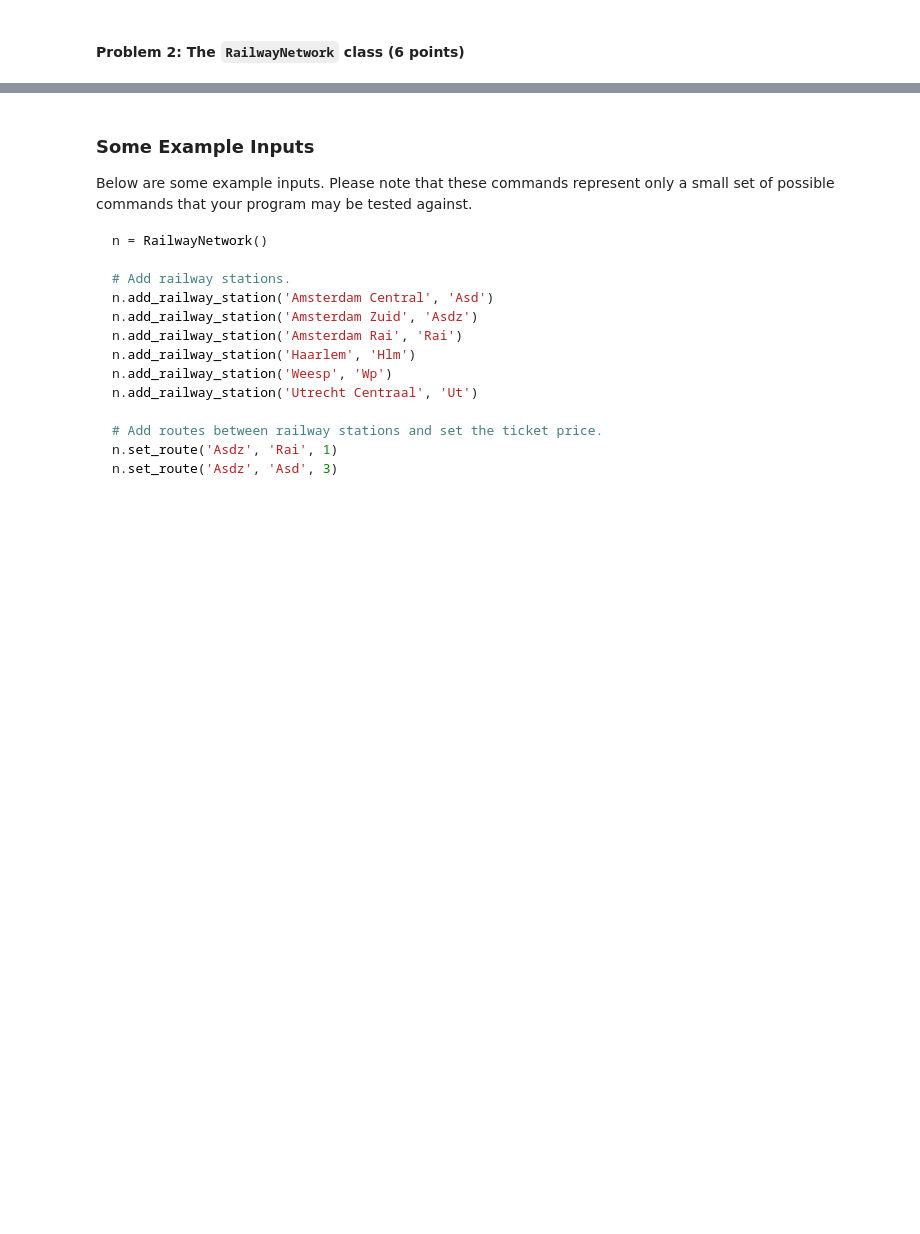
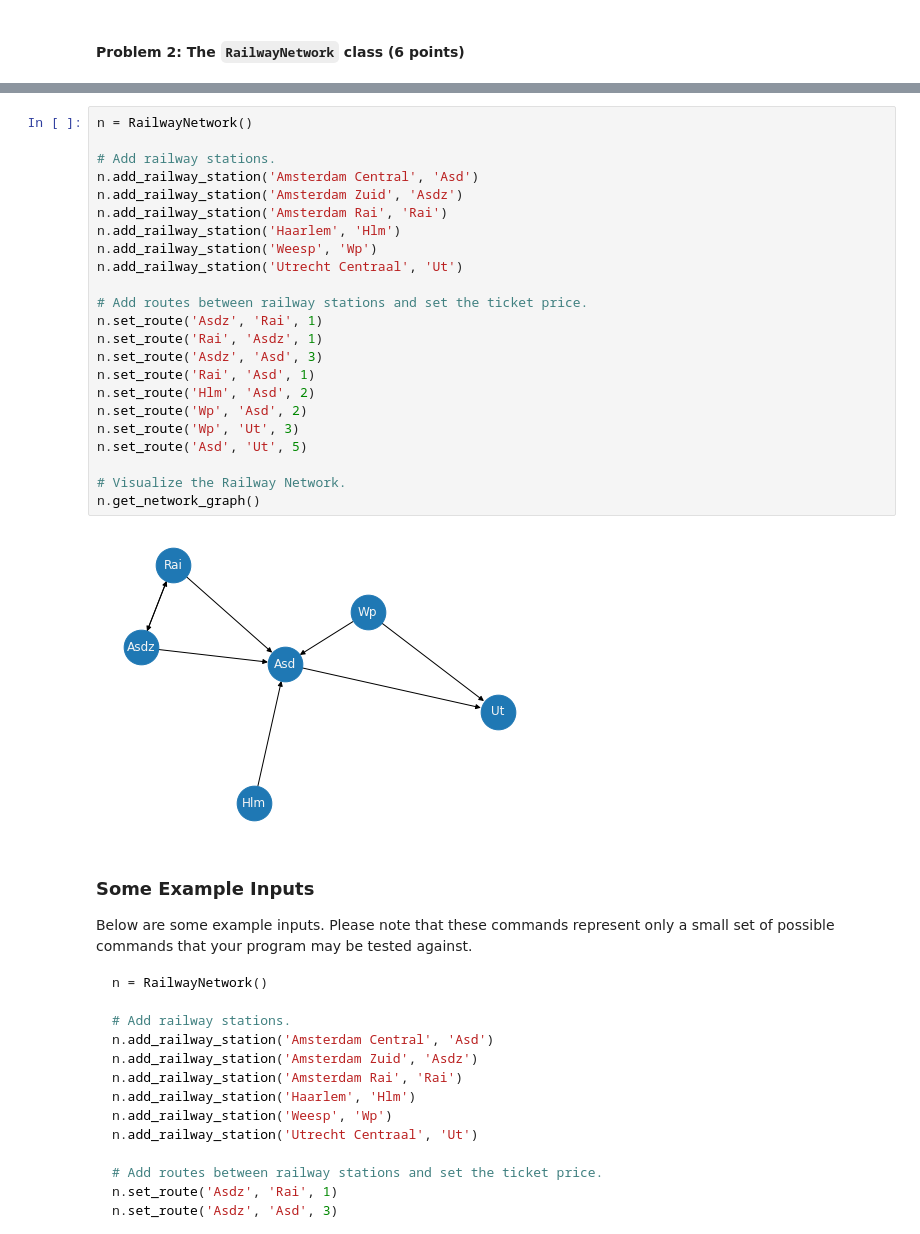
Before and after one commit to p-molnar/ADS_assignments, a Jupyter notebook: W5/assignment_4/data-structures-algorithms_assignments-iv.ipynb, the cells around one changed output, grey strips where cells are left out. Saved outputs shown, nothing was run; the diff lists cells and outputs as text; blank space fills up the shorter version.

```diff
--- a/W5/assignment_4/data-structures-algorithms_assignments-iv.ipynb
+++ b/W5/assignment_4/data-structures-algorithms_assignments-iv.ipynb
@@ -189,3 +226,28 @@ __NOTE__ : Raise appropriate errors if somebody tries to modify non-existent rel
+# %%
+n = RailwayNetwork()
+
+# Add railway stations.
+n.add_railway_station('Amsterdam Central', 'Asd')
+n.add_railway_station('Amsterdam Zuid', 'Asdz')
+n.add_railway_station('Amsterdam Rai', 'Rai')
+n.add_railway_station('Haarlem', 'Hlm')
+n.add_railway_station('Weesp', 'Wp')
+n.add_railway_station('Utrecht Centraal', 'Ut')
+
+# Add routes between railway stations and set the ticket price.
+n.set_route('Asdz', 'Rai', 1)
+n.set_route('Rai', 'Asdz', 1)
+n.set_route('Asdz', 'Asd', 3)
+n.set_route('Rai', 'Asd', 1)
+n.set_route('Hlm', 'Asd', 2)
+n.set_route('Wp', 'Asd', 2)
+n.set_route('Wp', 'Ut', 3)
+n.set_route('Asd', 'Ut', 5)
+
+# Visualize the Railway Network.
+n.get_network_graph()
+# %% [output]
+[figure, added]
 # %% [markdown]
 ### Some Example Inputs
 
```
Also changed, not shown: parts of 3 cells of this notebook.
